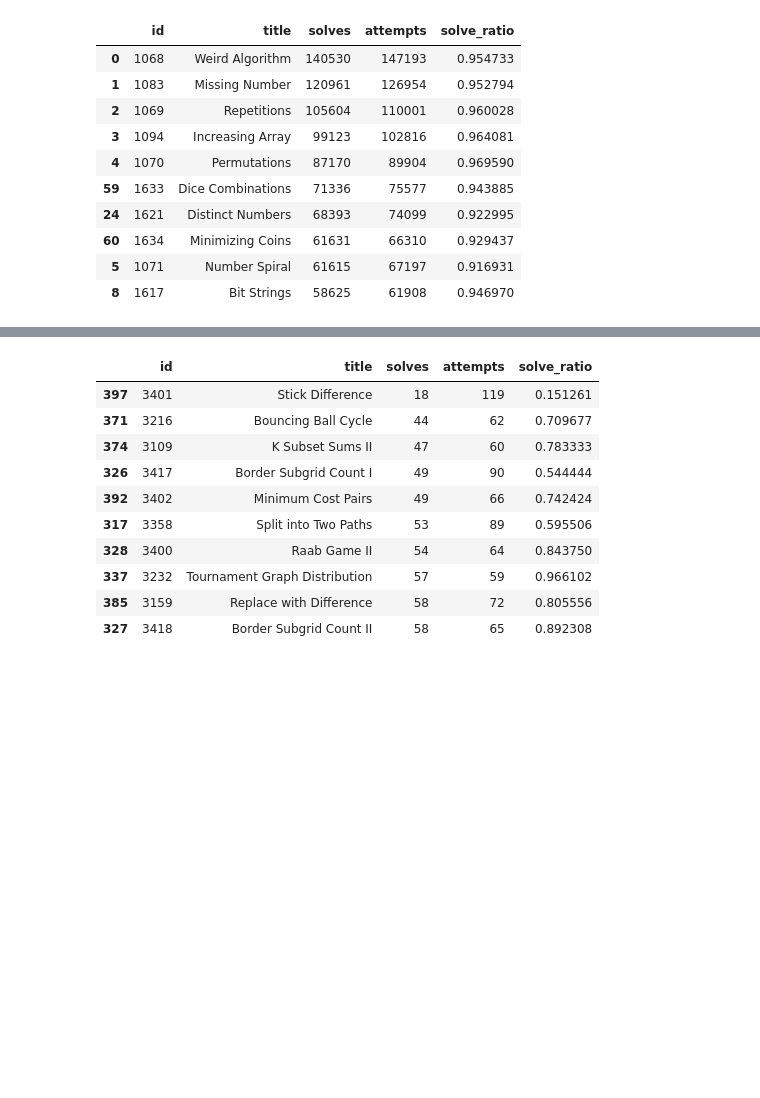
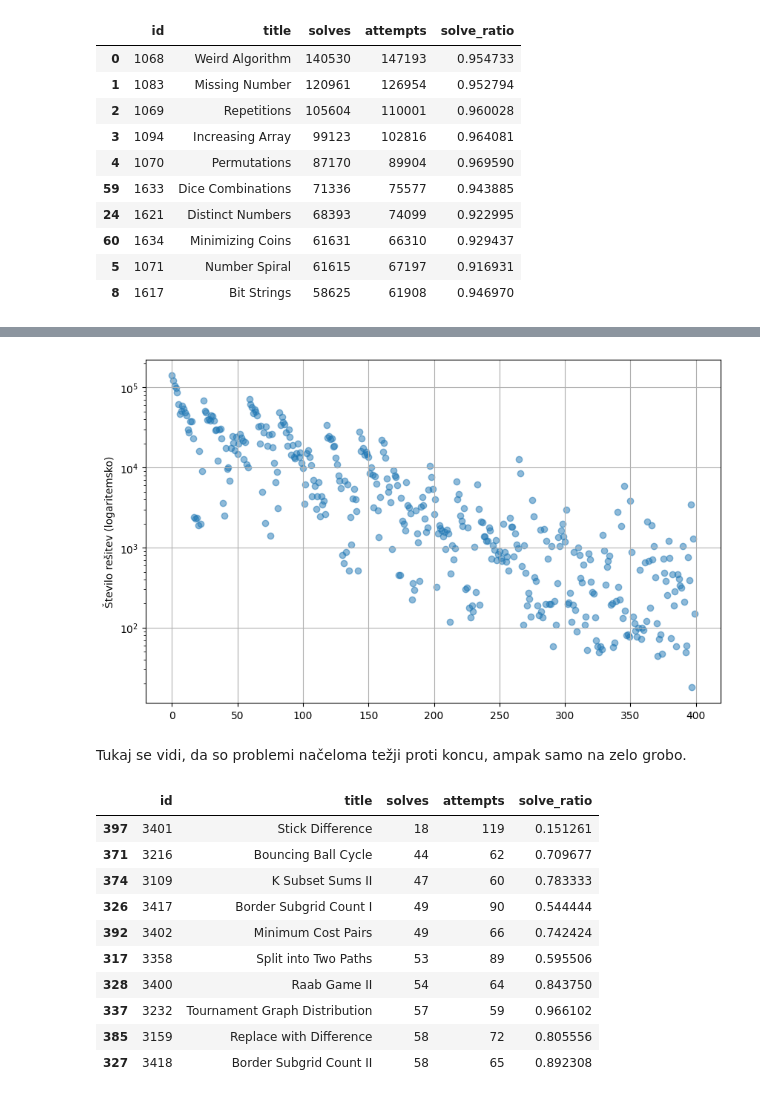
Before and after one commit to Zorz42/uvp-projektna, a Jupyter notebook: notebook.ipynb, the cells around one changed output, grey strips where cells are left out. Drawn from its saved outputs; the diff is of its cells as text; code cells hidden in the pictures; blank space fills up the shorter version.

```diff
--- a/notebook.ipynb
+++ b/notebook.ipynb
@@ -40,3 +52,14 @@ Pogledamo najbolj rešene probleme. Tukaj dobimo prvih šest problemov in presen
+# %%
+plt.figure(figsize=(10, 6))
+plt.scatter(range(len(problems)), problems["solves"], alpha=0.5)
+plt.yscale("log")
+plt.ylabel("Število rešitev (logaritemsko)")
+plt.grid(True)
+plt.show()
+# %% [output]
+[figure, added]
+# %% [markdown]
+Tukaj se vidi, da so problemi načeloma težji proti koncu, ampak samo na zelo grobo.
 # %%
 # Least solved problems
 sorted_df = problems.sort_values(by="solves", ascending=True)
```
Also changed, not shown: parts of 6 cells of this notebook.
